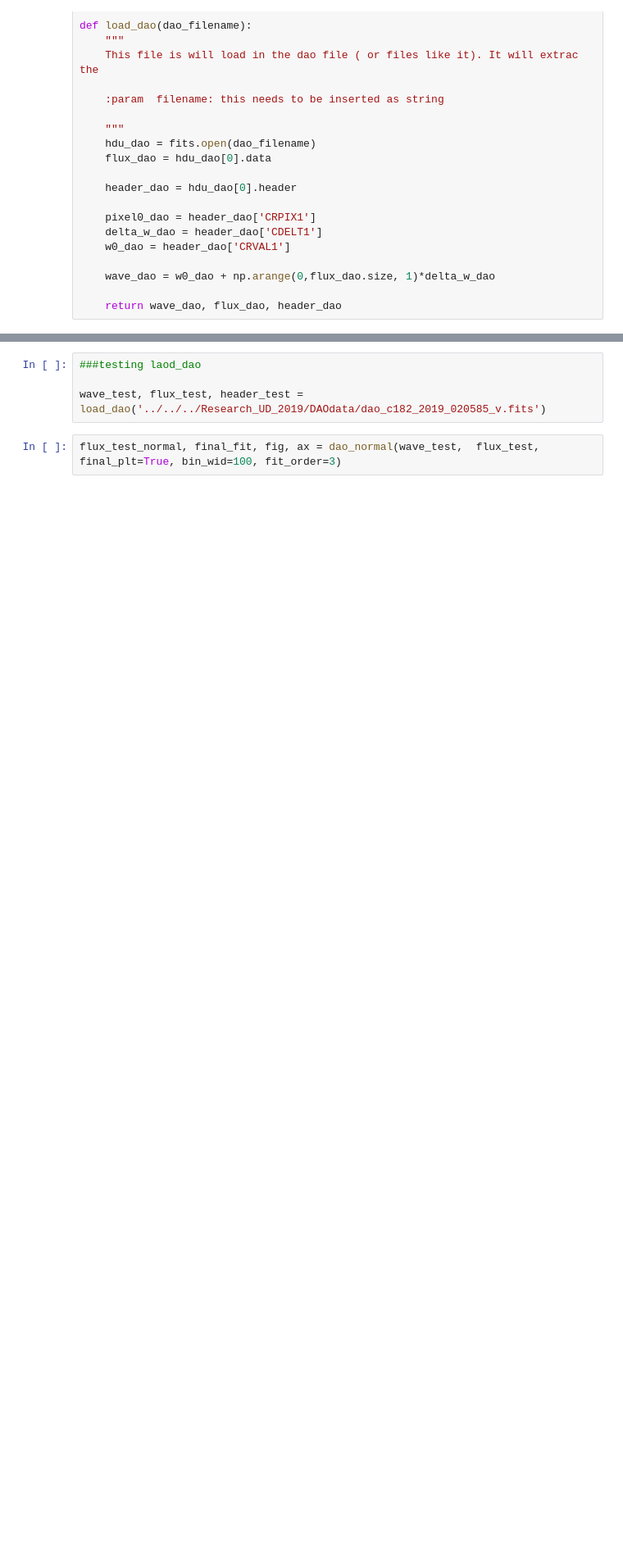
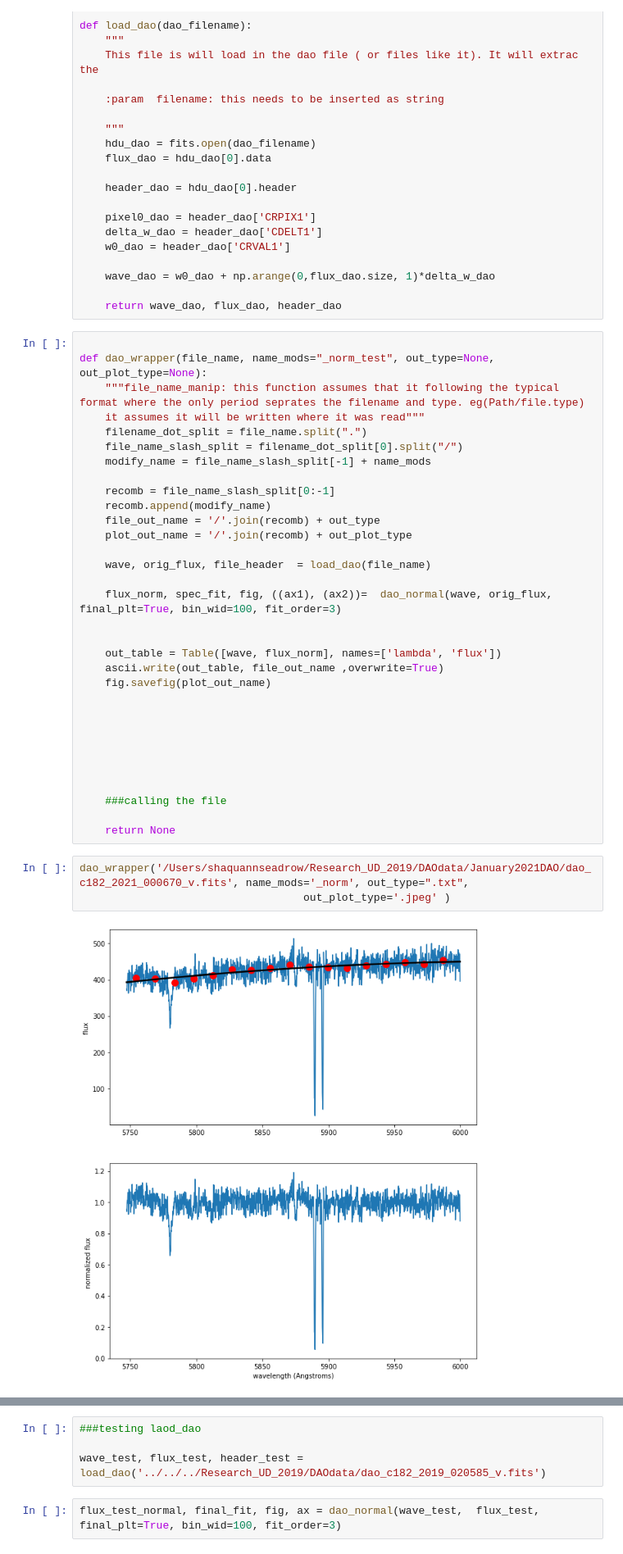
Before and after one commit to shaqsead16/ngc1624-2021, a Jupyter notebook: DAO_normalization_and_headers.ipynb, the cells around one changed output, grey strips where cells are left out. Shown at 82% size. Drawn from its saved outputs; the diff is of its cells as text; blank space fills up the shorter version.

```diff
--- a/DAO_normalization_and_headers.ipynb
+++ b/DAO_normalization_and_headers.ipynb
@@ -398,3 +398,40 @@ def load_dao(dao_filename):
     wave_dao = w0_dao + np.arange(0,flux_dao.size, 1)*delta_w_dao
 
     return wave_dao, flux_dao, header_dao
+# %%
+
+def dao_wrapper(file_name, name_mods="_norm_test", out_type=None, out_plot_type=None):
+    """file_name_manip: this function assumes that it following the typical format where the only period seprates the filename and type. eg(Path/file.type)
+    it assumes it will be written where it was read"""
+    filename_dot_split = file_name.split(".")
+    file_name_slash_split = filename_dot_split[0].split("/")
+    modify_name = file_name_slash_split[-1] + name_mods
+
+    recomb = file_name_slash_split[0:-1]
+    recomb.append(modify_name)
+    file_out_name = '/'.join(recomb) + out_type
+    plot_out_name = '/'.join(recomb) + out_plot_type
+
+    wave, orig_flux, file_header  = load_dao(file_name)
+
+    flux_norm, spec_fit, fig, ((ax1), (ax2))=  dao_normal(wave, orig_flux,  final_plt=True, bin_wid=100, fit_order=3)
+
+
+    out_table = Table([wave, flux_norm], names=['lambda', 'flux'])
+    ascii.write(out_table, file_out_name ,overwrite=True)
+    fig.savefig(plot_out_name)
+
+
+
+
+
+
+
+    ###calling the file
+
+    return None
+# %%
+dao_wrapper('/Users/shaquannseadrow/Research_UD_2019/DAOdata/January2021DAO/dao_c182_2021_000670_v.fits', name_mods='_norm', out_type=".txt",
+                                   out_plot_type='.jpeg' )
+# %% [output]
+[figure, added]
```
Also changed, not shown: parts of 5 cells of this notebook.
